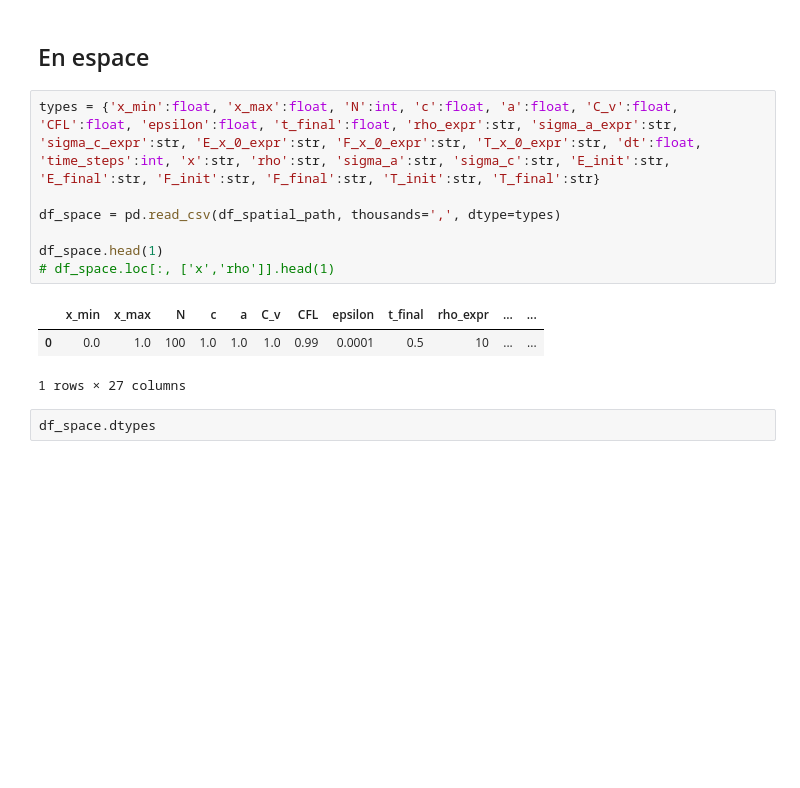
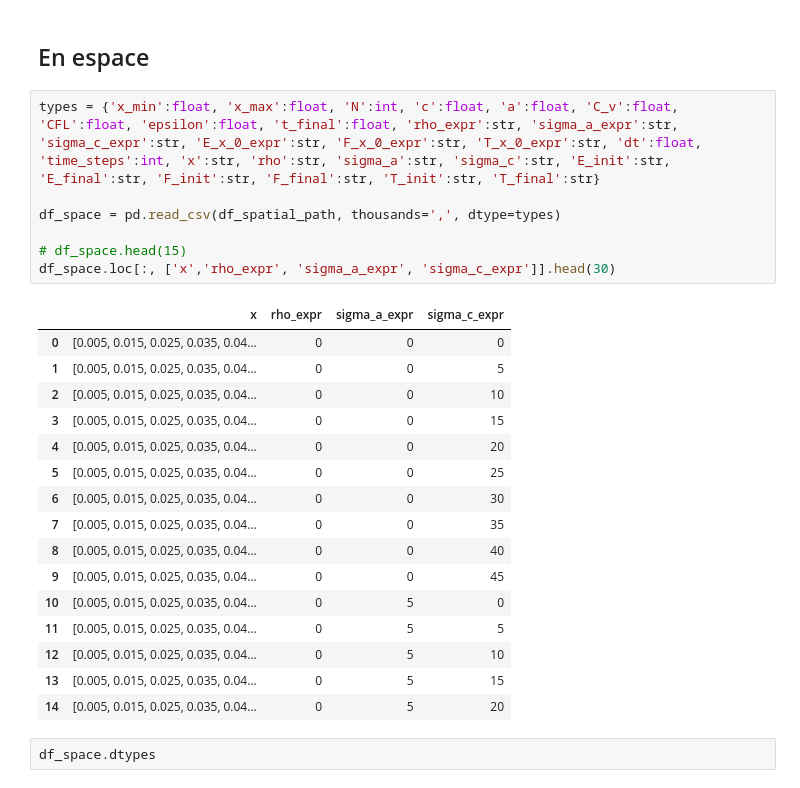
Before and after one commit to ddrous/projet-inverse-2d, a Jupyter notebook: src/notebook/analyse_des_donnees.ipynb, the cells around one changed output. Saved outputs shown, nothing was run; the diff lists cells and outputs as text; blank space fills up the shorter version.

```diff
--- a/src/notebook/analyse_des_donnees.ipynb
+++ b/src/notebook/analyse_des_donnees.ipynb
@@ -70,14 +70,27 @@ Volume in drive C has no label.
 # %%
 types = {'x_min':float, 'x_max':float, 'N':int, 'c':float, 'a':float, 'C_v':float, 'CFL':float, 'epsilon':float, 't_final':float, 'rho_expr':str, 'sigma_a_expr':str, 'sigma_c_expr':str, 'E_x_0_expr':str, 'F_x_0_expr':str, 'T_x_0_expr':str, 'dt':float, 'time_steps':int, 'x':str, 'rho':str, 'sigma_a':str, 'sigma_c':str, 'E_init':str, 'E_final':str, 'F_init':str, 'F_final':str, 'T_init':str, 'T_final':str}
 
 df_space = pd.read_csv(df_spatial_path, thousands=',', dtype=types)
 
-df_space.head(1)
-# df_space.loc[:, ['x','rho']].head(1)
+# df_space.head(15)
+df_space.loc[:, ['x','rho_expr', 'sigma_a_expr', 'sigma_c_expr']].head(30)
 # %% [output]
-|  | x_min | x_max | N | c | a | C_v | CFL | epsilon | t_final | rho_expr | ... | ... |
-| 0 | 0.0 | 1.0 | 100 | 1.0 | 1.0 | 1.0 | 0.99 | 0.0001 | 0.5 | 10 | ... | ... |
+|  | x | rho_expr | sigma_a_expr | sigma_c_expr |
+| 0 | [0.005, 0.015, 0.025, 0.035, 0.04... | 0 | 0 | 0 |
+| 1 | [0.005, 0.015, 0.025, 0.035, 0.04... | 0 | 0 | 5 |
+| 2 | [0.005, 0.015, 0.025, 0.035, 0.04... | 0 | 0 | 10 |
+| 3 | [0.005, 0.015, 0.025, 0.035, 0.04... | 0 | 0 | 15 |
+| 4 | [0.005, 0.015, 0.025, 0.035, 0.04... | 0 | 0 | 20 |
+| 5 | [0.005, 0.015, 0.025, 0.035, 0.04... | 0 | 0 | 25 |
+| 6 | [0.005, 0.015, 0.025, 0.035, 0.04... | 0 | 0 | 30 |
+| 7 | [0.005, 0.015, 0.025, 0.035, 0.04... | 0 | 0 | 35 |
+| 8 | [0.005, 0.015, 0.025, 0.035, 0.04... | 0 | 0 | 40 |
+| 9 | [0.005, 0.015, 0.025, 0.035, 0.04... | 0 | 0 | 45 |
+| 10 | [0.005, 0.015, 0.025, 0.035, 0.04... | 0 | 5 | 0 |
+| 11 | [0.005, 0.015, 0.025, 0.035, 0.04... | 0 | 5 | 5 |
+| 12 | [0.005, 0.015, 0.025, 0.035, 0.04... | 0 | 5 | 10 |
+| 13 | [0.005, 0.015, 0.025, 0.035, 0.04... | 0 | 5 | 15 |
+| 14 | [0.005, 0.015, 0.025, 0.035, 0.04... | 0 | 5 | 20 |
-1 rows × 27 columns
 # %%
 df_space.dtypes
 # %% [output]
```
Also changed, not shown: parts of 4 cells of this notebook, 11 other files.
